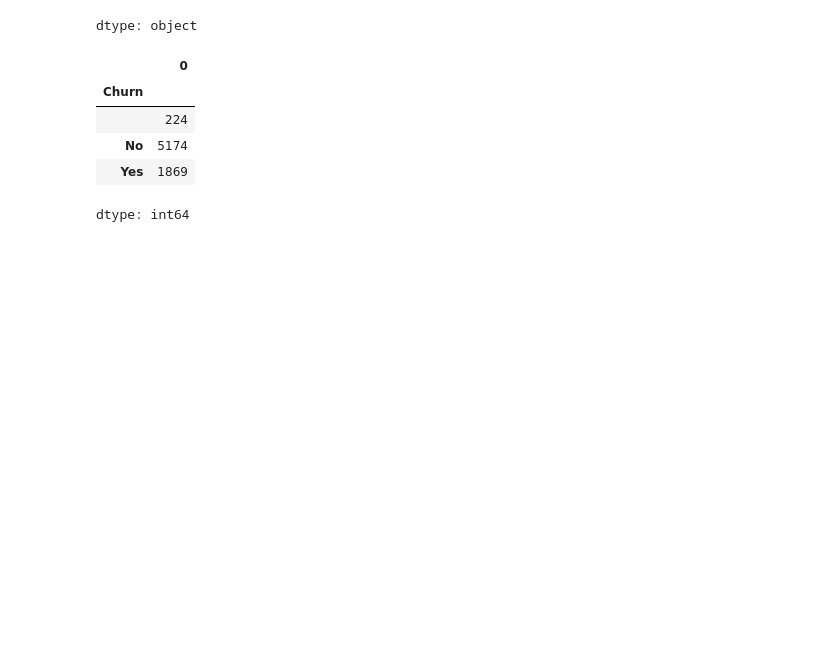
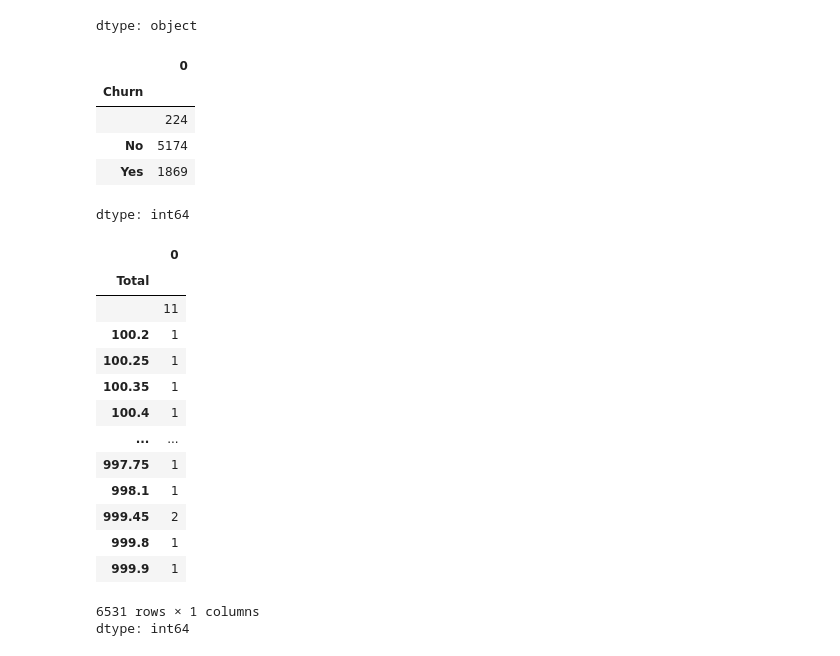
Before and after one commit to SebaDiezV/challenge_telecomX-alura, a Jupyter notebook: Challenge_TelecomX.ipynb, the cells around one changed output. Drawn from its saved outputs; the diff is of its cells as text; code cells hidden in the pictures; blank space fills up the shorter version.

```diff
--- a/Challenge_TelecomX.ipynb
+++ b/Challenge_TelecomX.ipynb
@@ -225,3 +225,22 @@ conteo
 | No | 5174 |
 | Yes | 1869 |
 dtype: int64
+# %%
+conteo= df_normalized.groupby('Total').size()
+conteo
+# %% [output]
+|  | 0 |
+| Total |  |
+|  | 11 |
+| 100.2 | 1 |
+| 100.25 | 1 |
+| 100.35 | 1 |
+| 100.4 | 1 |
+| ... | ... |
+| 997.75 | 1 |
+| 998.1 | 1 |
+| 999.45 | 2 |
+| 999.8 | 1 |
+| 999.9 | 1 |
+6531 rows × 1 columns
+dtype: int64
```
Also changed, not shown: parts of 1 cell of this notebook.
